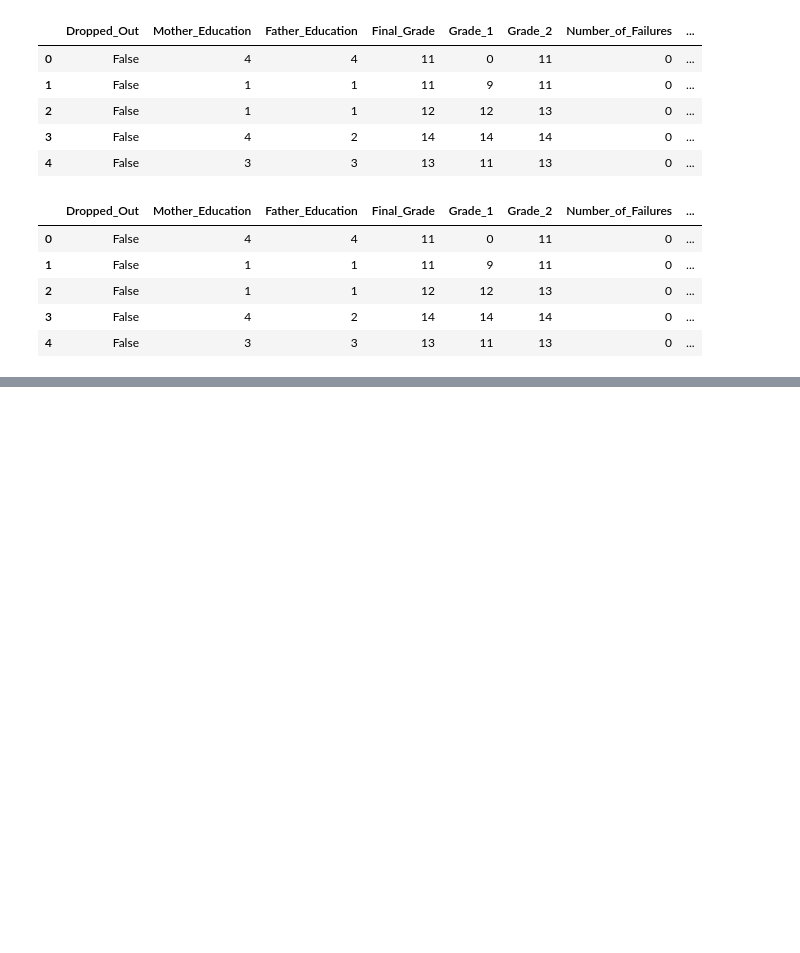
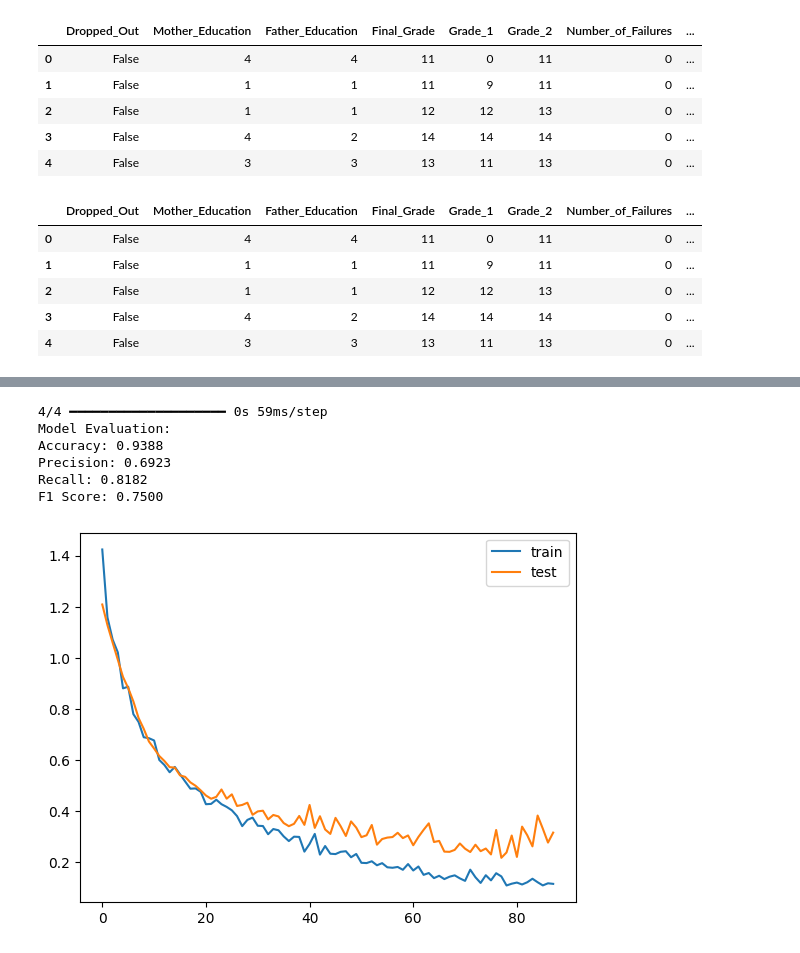
Before and after one commit to MKangabire/student_dropout, a Jupyter notebook: student_dropout.ipynb, the cells around one changed output, grey strips where cells are left out. Saved outputs shown, nothing was run; the diff lists cells and outputs as text; code cells hidden in the pictures; blank space fills up the shorter version.

```diff
--- a/student_dropout.ipynb
+++ b/student_dropout.ipynb
@@ -107,14 +114,19 @@ print(f"Test samples: {X_test.shape[0]}")
 # %%
 def model():
+    # Define the model
     model = Sequential()
-    model.add(Dense(128, activation='relu', kernel_regularizer=l1(0.005)))
+    model.add(Dense(128, activation='relu', kernel_regularizer=l2(0.006)))
     model.add(BatchNormalization())
-    model.add(Dense(64, activation='relu', kernel_regularizer=l1(0.005)))
+    model.add(Dense(64, activation='relu', kernel_regularizer=l2(0.006)))
     model.add(BatchNormalization())
     model.add(Dropout(0.4))
+    # model.add(Dense(32, activation='relu'))
     model.add(Dense(1, activation='sigmoid'))
+
+    # Compile the model
     model.compile(optimizer=RMSprop(learning_rate=0.001), loss='binary_crossentropy', metrics=['accuracy'])
     return model
+
 def train_model(model, X_train, y_train, X_val, y_val):
     # Early stopping callback
     early_stopping = EarlyStopping(monitor='val_loss', patience=10, restore_best_weights=True)
@@ -126,0 +157,27 @@ history = train_model(model, X_train, y_train, X_val, y_val)
+# %%
+from sklearn.metrics import accuracy_score, precision_score, recall_score, f1_score, confusion_matrix
+y_pred = (model.predict(X_test) > 0.5).astype("int32")
+accuracy = accuracy_score(y_test, y_pred)
+precision = precision_score(y_test, y_pred)
+recall = recall_score(y_test, y_pred)
+f1 = f1_score(y_test, y_pred)
+
+print("Model Evaluation:")
+print(f"Accuracy: {accuracy:.4f}")
+print(f"Precision: {precision:.4f}")
+print(f"Recall: {recall:.4f}")
+print(f"F1 Score: {f1:.4f}")
+
+# plot training history
+plt.plot(history.history['loss'], label='train')
+plt.plot(history.history['val_loss'], label='test')
+plt.legend()
+plt.show()
+# %% [output]
+4/4 ━━━━━━━━━━━━━━━━━━━━ 0s 59ms/step
+Model Evaluation:
+Accuracy: 0.9388
+Precision: 0.6923
+Recall: 0.8182
+F1 Score: 0.7500
+[figure, added]
```
Also changed, not shown: parts of 4 cells of this notebook.
